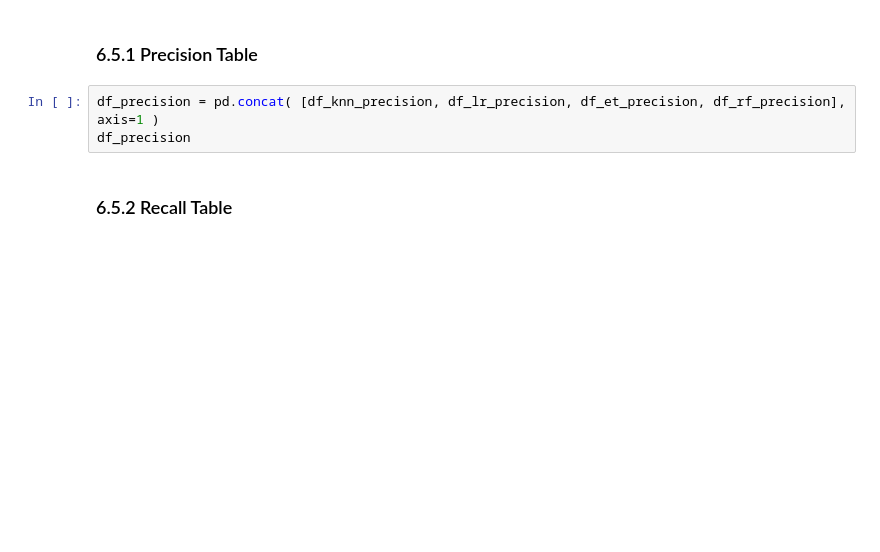
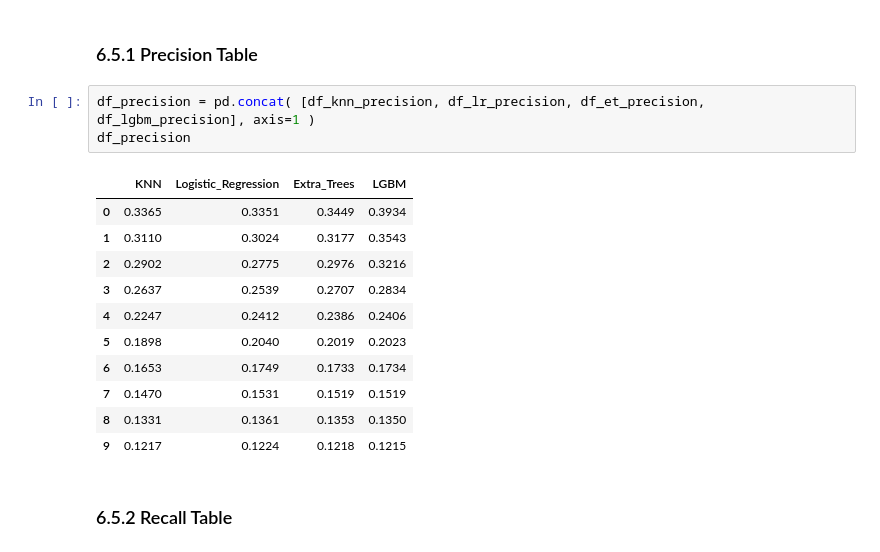
Before and after one commit to mendesdata/health_insurance_cross_sell, a Jupyter notebook: notebooks/hics.ipynb, the cells around one changed output. Drawn from its saved outputs; the diff is of its cells as text; blank space fills up the shorter version.

```diff
--- a/notebooks/hics.ipynb
+++ b/notebooks/hics.ipynb
@@ -1180,8 +1186,20 @@ df_rf_precision, df_rf_recall = get_final_precision_recall( df_rf_precision,
 # %% [markdown]
 ### 6.5.1 Precision Table
 # %%
-df_precision = pd.concat( [df_knn_precision, df_lr_precision, df_et_precision, df_rf_precision], axis=1 )
+df_precision = pd.concat( [df_knn_precision, df_lr_precision, df_et_precision, df_lgbm_precision], axis=1 )
 df_precision
+# %% [output]
+|  | KNN | Logistic_Regression | Extra_Trees | LGBM |
+| 0 | 0.3365 | 0.3351 | 0.3449 | 0.3934 |
+| 1 | 0.3110 | 0.3024 | 0.3177 | 0.3543 |
+| 2 | 0.2902 | 0.2775 | 0.2976 | 0.3216 |
+| 3 | 0.2637 | 0.2539 | 0.2707 | 0.2834 |
+| 4 | 0.2247 | 0.2412 | 0.2386 | 0.2406 |
+| 5 | 0.1898 | 0.2040 | 0.2019 | 0.2023 |
+| 6 | 0.1653 | 0.1749 | 0.1733 | 0.1734 |
+| 7 | 0.1470 | 0.1531 | 0.1519 | 0.1519 |
+| 8 | 0.1331 | 0.1361 | 0.1353 | 0.1350 |
+| 9 | 0.1217 | 0.1224 | 0.1218 | 0.1215 |
 # %% [markdown]
 ### 6.5.2 Recall Table
 # %%
```
Also changed, not shown: parts of 40 cells of this notebook, 5 other files.
